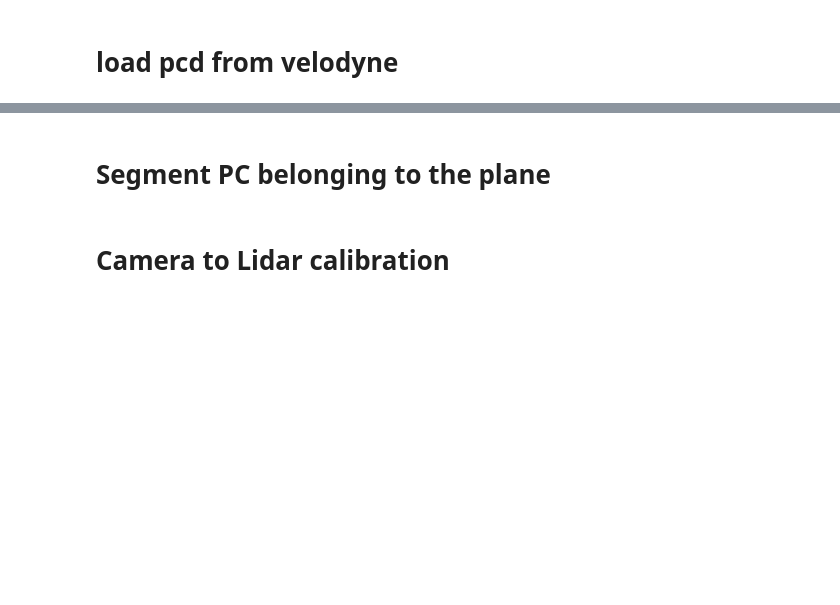
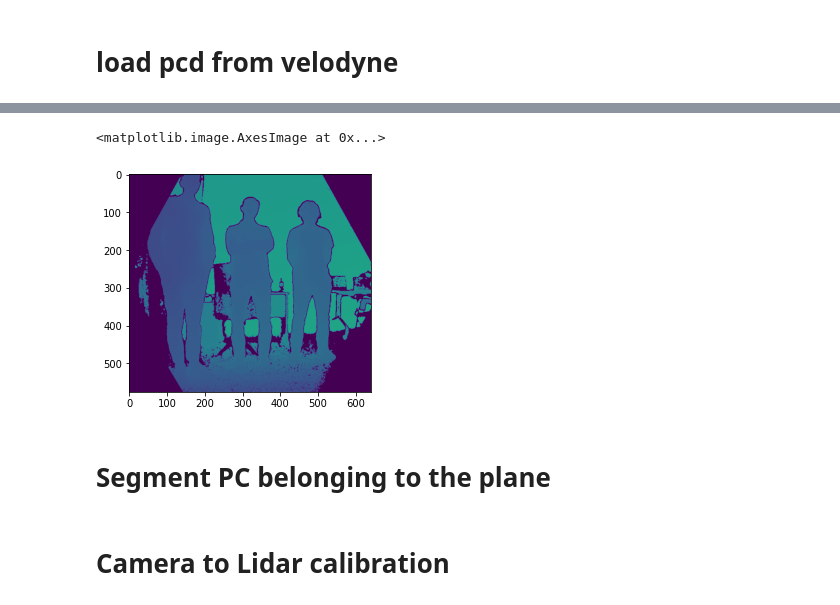
Before and after one commit to Marselka/CalibrationProject, a Jupyter notebook: camera-depth-calibration.ipynb, the cells around one changed output, grey strips where cells are left out. Saved outputs shown, nothing was run; the diff lists cells and outputs as text; code cells hidden in the pictures; blank space fills up the shorter version.

```diff
--- a/camera-depth-calibration.ipynb
+++ b/camera-depth-calibration.ipynb
@@ -56,0 +69,5 @@ len(pointclouds)
+# %%
+plt.imshow(pointclouds['2258854136289.npy'][:, 2].reshape(576, 640))
+# %% [output]
+<matplotlib.image.AxesImage at 0x...>
+[figure, added]
```
Also changed, not shown: parts of 7 cells of this notebook, 2 other files.
